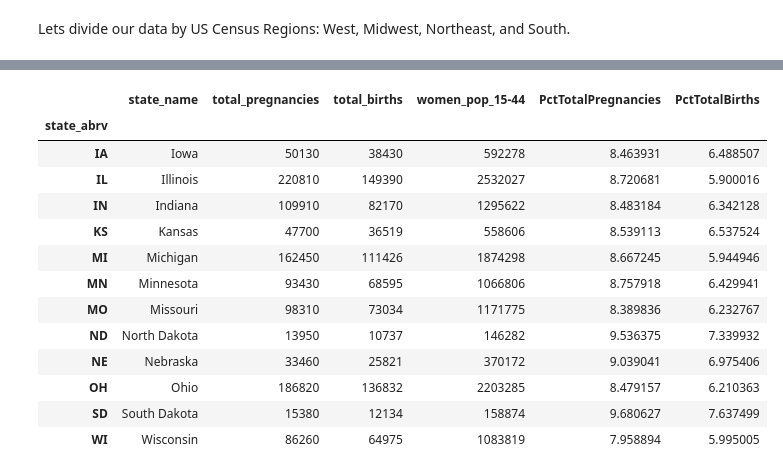
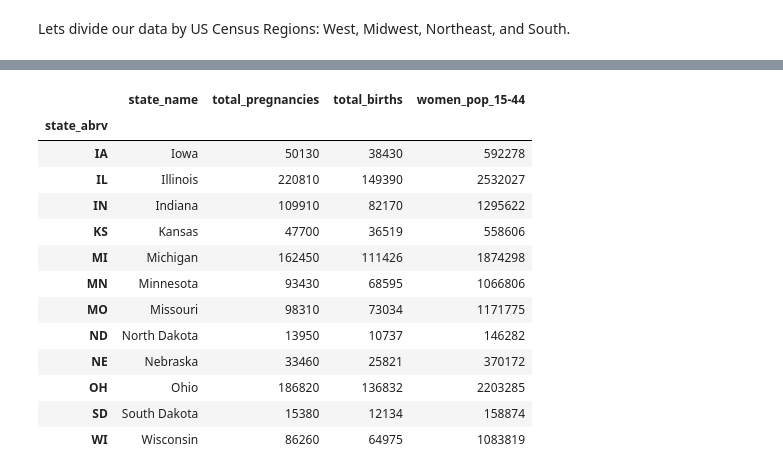
Before and after one commit to HaleyHynes/Pregnancy_US_Population_Data_Project, a Jupyter notebook: pregnancy_project.ipynb, the cells around one changed output, grey strips where cells are left out. Saved outputs shown, nothing was run; the diff lists cells and outputs as text; code cells hidden in the pictures.

```diff
--- a/pregnancy_project.ipynb
+++ b/pregnancy_project.ipynb
@@ -136,8 +136,8 @@ df_2017.head()
 | 4 | No. of pregnancies ending in birth | 471658 | CA | California | 710510 |
 # %%
 # 8. Dropping the 'measure_name' column
-df_2017.drop(columns='measure_name', inplace=True)
-df_2017.head()
+df_us_2017.drop(columns='measure_name', inplace=True)
+df_us_2017.head()
 # %% [output]
 |  | total_births | state_abrv | state_name | total_pregnancies |
 | 0 | 10445 | AK | Alaska | 14090 |
@@ -256,9 +256,9 @@ df_col2.head()
 | 3 | 1345764 |
 | 4 | 8104632 |
 # %%
-# 7. Adding the column to df_2017.
-df_2017['women_pop_15-44'] = df_col2['women_pop_15-44'].copy()
-df_2017.head()
+# 7. Adding the column to df_us_2017.
+df_us_2017['women_pop_15-44'] = df_col2['women_pop_15-44'].copy()
+df_us_2017.head()
 # %% [output]
 |  | total_births | state_abrv | state_name | total_pregnancies | women_pop_15-44 |
 | 0 | 10445 | AK | Alaska | 14090 | 146072 |
@@ -268,8 +268,8 @@ df_2017.head()
 | 4 | 471658 | CA | California | 710510 | 8104632 |
 # %%
 # 8. Setting index to state abreviations.
-df_2017.set_index(['state_abrv'], inplace=True)
-df_2017.head()
+df_us_2017.set_index(['state_abrv'], inplace=True)
+df_us_2017.head()
 # %% [output]
 |  | total_births | state_name | total_pregnancies | women_pop_15-44 |
 | state_abrv |  |  |  |  |
@@ -280,8 +280,8 @@ df_2017.head()
 | CA | 471658 | California | 710510 | 8104632 |
 # %%
 # 9. Moving columns.
-df_2017 = df_2017[['state_name', 'total_pregnancies', 'total_births', 'women_pop_15-44']]
-df_2017.head()
+df_us_2017 = df_us_2017[['state_name', 'total_pregnancies', 'total_births', 'women_pop_15-44']]
+df_us_2017.head()
 # %% [output]
 |  | state_name | total_pregnancies | total_births | women_pop_15-44 |
 | state_abrv |  |  |  |  |
@@ -366,20 +315,20 @@ df_west
 # %%
-# Creating df_midwest
-df_midwest = df_2017.loc(axis=0)['IA', 'IL', 'IN', 'KS', 'MI', 'MN', 'MO', 'ND', 'NE', 'OH', 'SD', 'WI']
-df_midwest
+# Creating df_midwest_2017
+df_midwest_2017 = df_us_2017.loc(axis=0)['IA', 'IL', 'IN', 'KS', 'MI', 'MN', 'MO', 'ND', 'NE', 'OH', 'SD', 'WI']
+df_midwest_2017
 # %% [output]
-|  | state_name | total_pregnancies | total_births | women_pop_15-44 | PctTotalPregnancies | PctTotalBirths |
-| state_abrv |  |  |  |  |  |  |
-| IA | Iowa | 50130 | 38430 | 592278 | 8.463931 | 6.488507 |
-| IL | Illinois | 220810 | 149390 | 2532027 | 8.720681 | 5.900016 |
-| IN | Indiana | 109910 | 82170 | 1295622 | 8.483184 | 6.342128 |
-| KS | Kansas | 47700 | 36519 | 558606 | 8.539113 | 6.537524 |
-| MI | Michigan | 162450 | 111426 | 1874298 | 8.667245 | 5.944946 |
-| MN | Minnesota | 93430 | 68595 | 1066806 | 8.757918 | 6.429941 |
-| MO | Missouri | 98310 | 73034 | 1171775 | 8.389836 | 6.232767 |
-| ND | North Dakota | 13950 | 10737 | 146282 | 9.536375 | 7.339932 |
-| NE | Nebraska | 33460 | 25821 | 370172 | 9.039041 | 6.975406 |
-| OH | Ohio | 186820 | 136832 | 2203285 | 8.479157 | 6.210363 |
-| SD | South Dakota | 15380 | 12134 | 158874 | 9.680627 | 7.637499 |
-| WI | Wisconsin | 86260 | 64975 | 1083819 | 7.958894 | 5.995005 |
+|  | state_name | total_pregnancies | total_births | women_pop_15-44 |
+| state_abrv |  |  |  |  |
+| IA | Iowa | 50130 | 38430 | 592278 |
+| IL | Illinois | 220810 | 149390 | 2532027 |
+| IN | Indiana | 109910 | 82170 | 1295622 |
+| KS | Kansas | 47700 | 36519 | 558606 |
+| MI | Michigan | 162450 | 111426 | 1874298 |
+| MN | Minnesota | 93430 | 68595 | 1066806 |
+| MO | Missouri | 98310 | 73034 | 1171775 |
+| ND | North Dakota | 13950 | 10737 | 146282 |
+| NE | Nebraska | 33460 | 25821 | 370172 |
+| OH | Ohio | 186820 | 136832 | 2203285 |
+| SD | South Dakota | 15380 | 12134 | 158874 |
+| WI | Wisconsin | 86260 | 64975 | 1083819 |
 # %%
```
Also changed, not shown: parts of 42 cells of this notebook, 1 other file.
